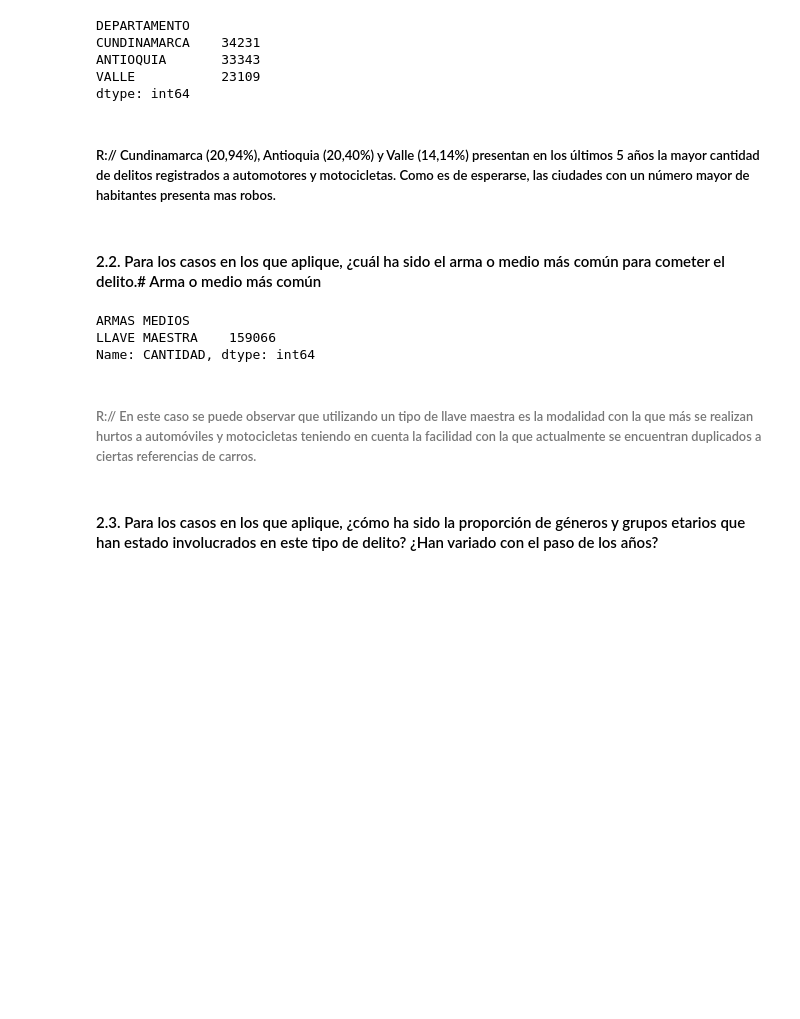
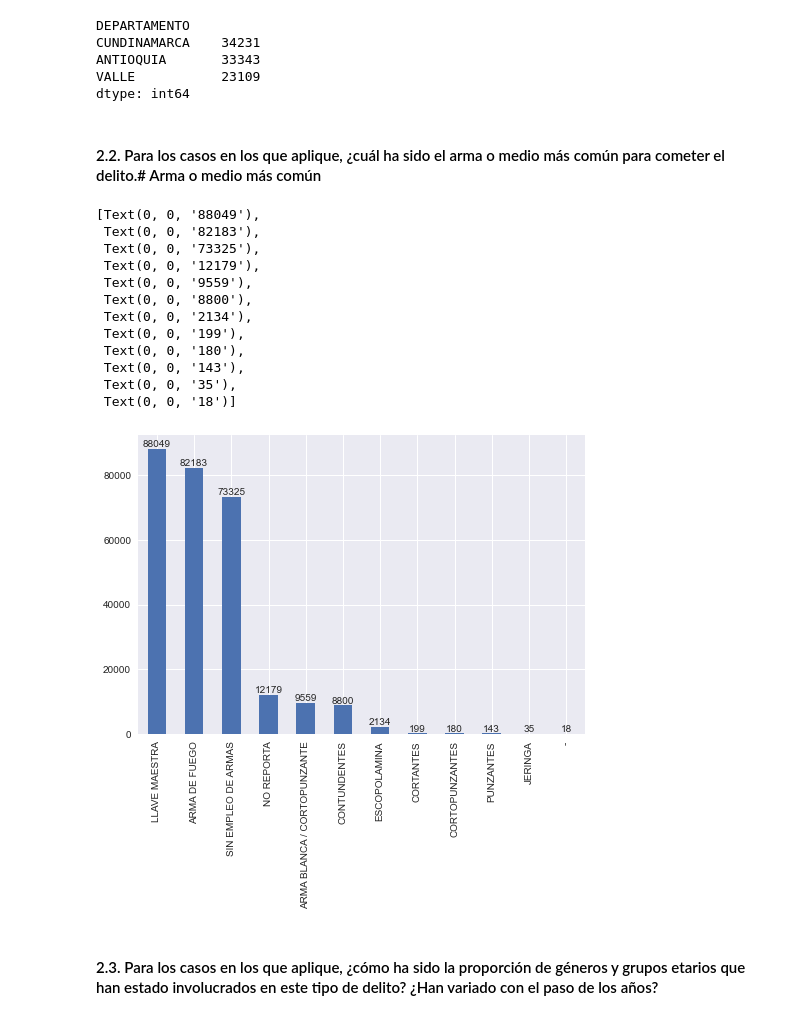
Before and after one commit to medina-al/GD_Taller_1, a Jupyter notebook: Punto 2/4 - Hurto a motocicletas y automotores.ipynb, the cells around one changed output. Saved outputs shown, nothing was run; the diff lists cells and outputs as text; code cells hidden in the pictures; blank space fills up the shorter version.

```diff
--- a/Punto 2/4 - Hurto a motocicletas y automotores.ipynb
+++ b/Punto 2/4 - Hurto a motocicletas y automotores.ipynb
@@ -44,19 +44,28 @@ CUNDINAMARCA    34231
 ANTIOQUIA       33343
 VALLE           23109
 dtype: int64
-# %% [markdown]
-##### R:// Cundinamarca (20,94%), Antioquia (20,40%) y Valle (14,14%) presentan en los últimos 5 años la mayor cantidad de delitos registrados a automotores y motocicletas. Como es de esperarse, las ciudades con un número mayor de habitantes presenta mas robos.
 # %% [markdown]
 #### 2.2. Para los casos en los que aplique, ¿cuál ha sido el arma o medio más común para cometer el delito.# Arma o medio más común
 # %%
 ##Visualizamos aquellas armas-medios con las que más se cometen delitos
-motores_df.groupby(['ARMAS MEDIOS'])['CANTIDAD'].apply(lambda x : x.astype(int).sum()).sort_values(ascending = False).head(1)
+armas_medios = motores_df['ARMAS MEDIOS'].value_counts()
+armas_medios.sort_values(ascending=False,inplace=True)
+graph = armas_medios.plot.bar()
+graph.bar_label(graph.containers[0])
 # %% [output]
-ARMAS MEDIOS
-LLAVE MAESTRA    159066
-Name: CANTIDAD, dtype: int64
+[Text(0, 0, '88049'),
+ Text(0, 0, '82183'),
+ Text(0, 0, '73325'),
+ Text(0, 0, '12179'),
+ Text(0, 0, '9559'),
+ Text(0, 0, '8800'),
+ Text(0, 0, '2134'),
+ Text(0, 0, '199'),
+ Text(0, 0, '180'),
+ Text(0, 0, '143'),
+ Text(0, 0, '35'),
+ Text(0, 0, '18')]
+[figure, added]
-# %% [markdown]
- ###### R:// En este caso se puede observar que utilizando un tipo de llave maestra es la modalidad con la que más se realizan hurtos a automóviles y motocicletas teniendo en cuenta la facilidad con la que actualmente se encuentran duplicados a ciertas referencias de carros.
 # %% [markdown]
 #### 2.3. Para los casos en los que aplique, ¿cómo ha sido la proporción de géneros y grupos etarios que han estado involucrados en este tipo de delito? ¿Han variado con el paso de los años?
 # %% [markdown]
```
Also changed, not shown: parts of 3 cells of this notebook, 4 other files.
